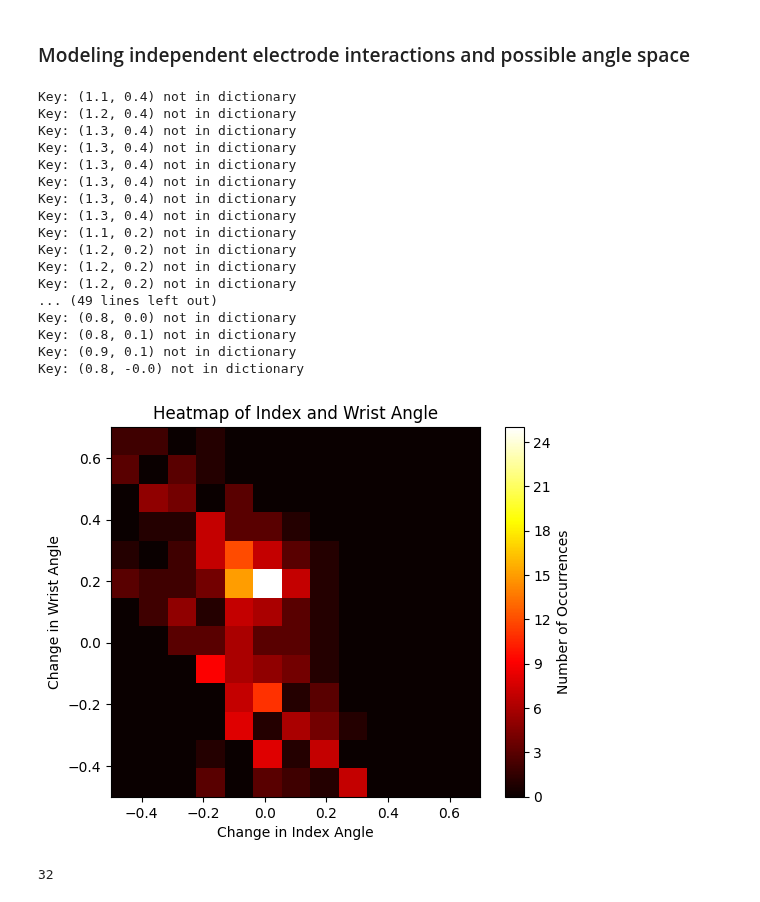
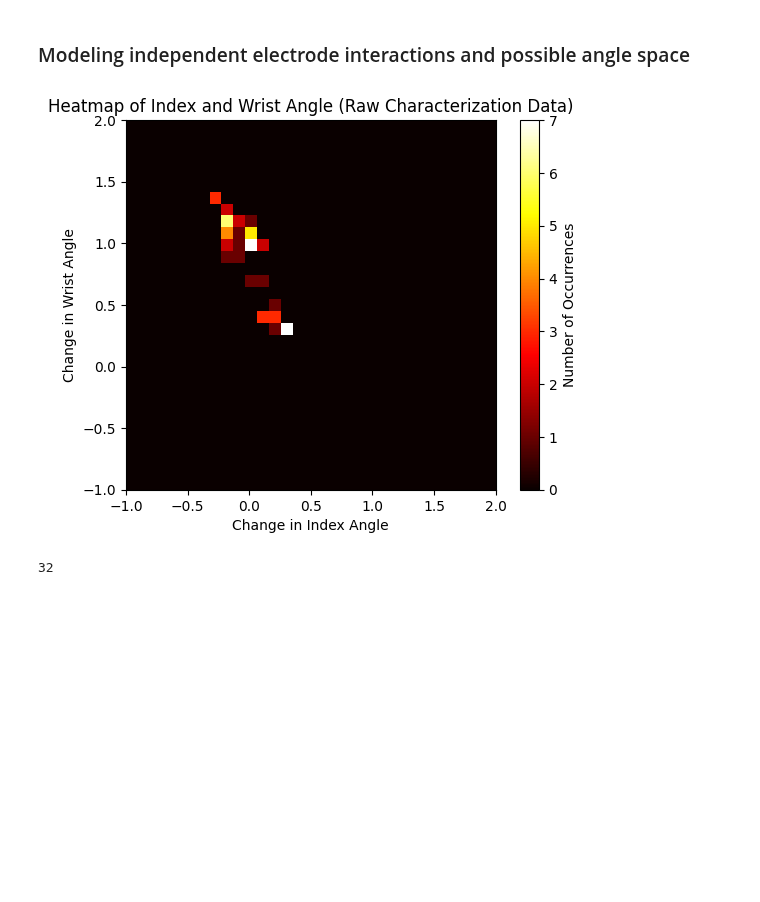
Before and after one commit to draeloslab/stim_behavior, a Jupyter notebook: notebooks/sigmoid.ipynb, the cells around one changed output. Saved outputs shown, nothing was run; the diff lists cells and outputs as text; code cells hidden in the pictures; blank space fills up the shorter version.

Commit message:
got sum heatmap to plot, but need to make it work for raw values, mult plot is clearly off

```diff
--- a/notebooks/sigmoid.ipynb
+++ b/notebooks/sigmoid.ipynb
@@ -169,55 +169,38 @@ class AngleDict:
                 # wrist = round(y, 1) + 0
                 key = (float(f"{x:.1f}"), float(f"{y:.1f}"))
                 self.d[key] = 0
         return self.d
 
     def dictChecker(self, pose1, pose2):
         # Assuming pose1 and pose2 are 2D arrays of shape (31, 11)
         rows, cols = pose1.shape
         for i in range(rows):
             for j in range(cols):
                 key = (float(f"{pose1[i, j]:.1f}"), float(f"{pose2[i, j]:.1f}"))
                 if key in self.d:
                     self.d[key] += 1
                 else:
                     print(f'Key: {key} not in dictionary')
 
     def dictPlot(self):
         heatmap = (np.array(list(self.d.values())).reshape((len(self.bins), len(self.bins))))
         plt.imshow(heatmap, cmap='hot',interpolation='nearest',extent=[self.start, self.end, self.start, self.end])
         cbar = plt.colorbar()
         cbar.locator = ticker.MaxNLocator(integer=True)  #fix to make sure it's only integers
         cbar.update_ticks()
         cbar.set_label('Number of Occurrences')
-        plt.title('Heatmap of Index and Wrist Angle')
+        plt.title('Heatmap of Index and Wrist Angle (Raw Characterization Data)')
         plt.xlabel('Change in Index Angle')
         plt.ylabel('Change in Wrist Angle')
         plt.show()
 
 # Usage:
-test = AngleDict(start=-0.5, end=0.7, binSize=0.1)
-# index, wrist = y_data[:, 0], y_data[:, 2]
-test.dictChecker(index, wrist)
+test = AngleDict(start=-1, end=2, binSize=0.1)
+indexTrue, wristTrue = y_data[:, 0], y_data[:, 2]
+test.dictChecker(indexTrue, wristTrue)
 test.dictPlot()
 # %% [output]
-Key: (1.1, 0.4) not in dictionary
-Key: (1.2, 0.4) not in dictionary
-Key: (1.3, 0.4) not in dictionary
-Key: (1.3, 0.4) not in dictionary
-Key: (1.3, 0.4) not in dictionary
-Key: (1.3, 0.4) not in dictionary
-Key: (1.3, 0.4) not in dictionary
-Key: (1.3, 0.4) not in dictionary
-Key: (1.1, 0.2) not in dictionary
-Key: (1.2, 0.2) not in dictionary
-Key: (1.2, 0.2) not in dictionary
-Key: (1.2, 0.2) not in dictionary
-... (49 lines left out)
-Key: (0.8, 0.0) not in dictionary
-Key: (0.8, 0.1) not in dictionary
-Key: (0.9, 0.1) not in dictionary
-Key: (0.8, -0.0) not in dictionary
-[figure, old version]
+[figure, new version]
 # %%
 import itertools
 electrodeStates = list(itertools.product([0,1], repeat=5))  # all possible electrode states
```
Also changed, not shown: 1 other file.
